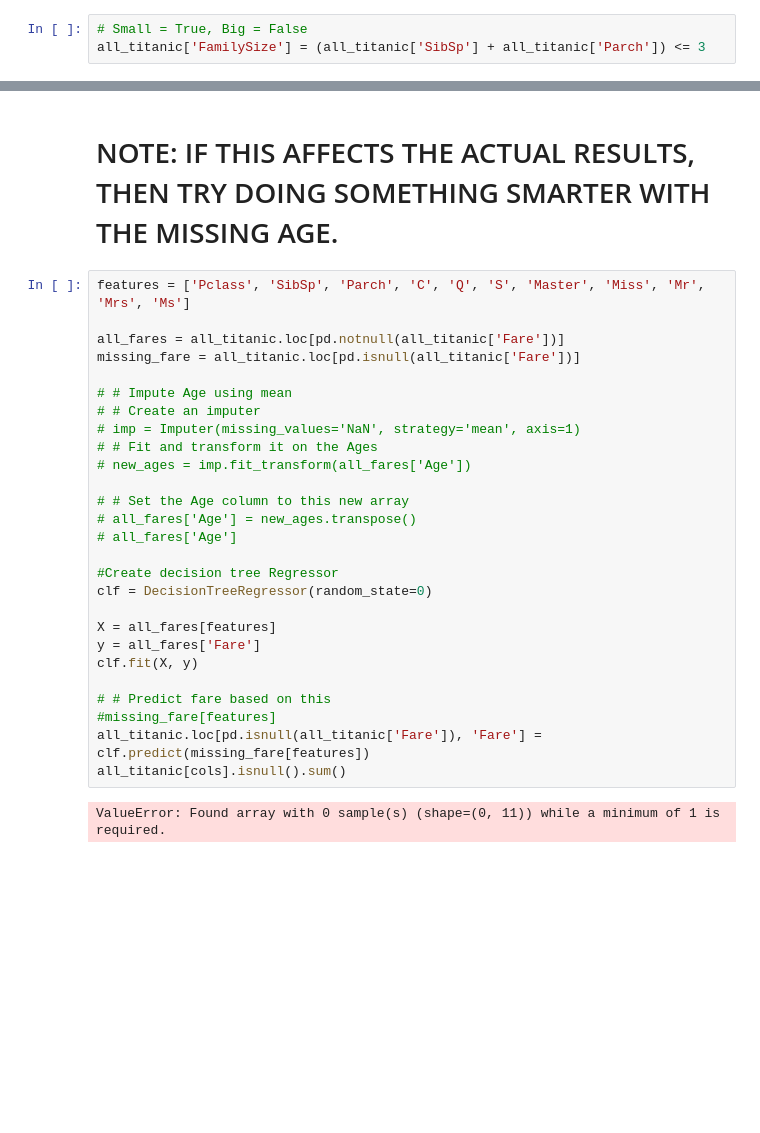
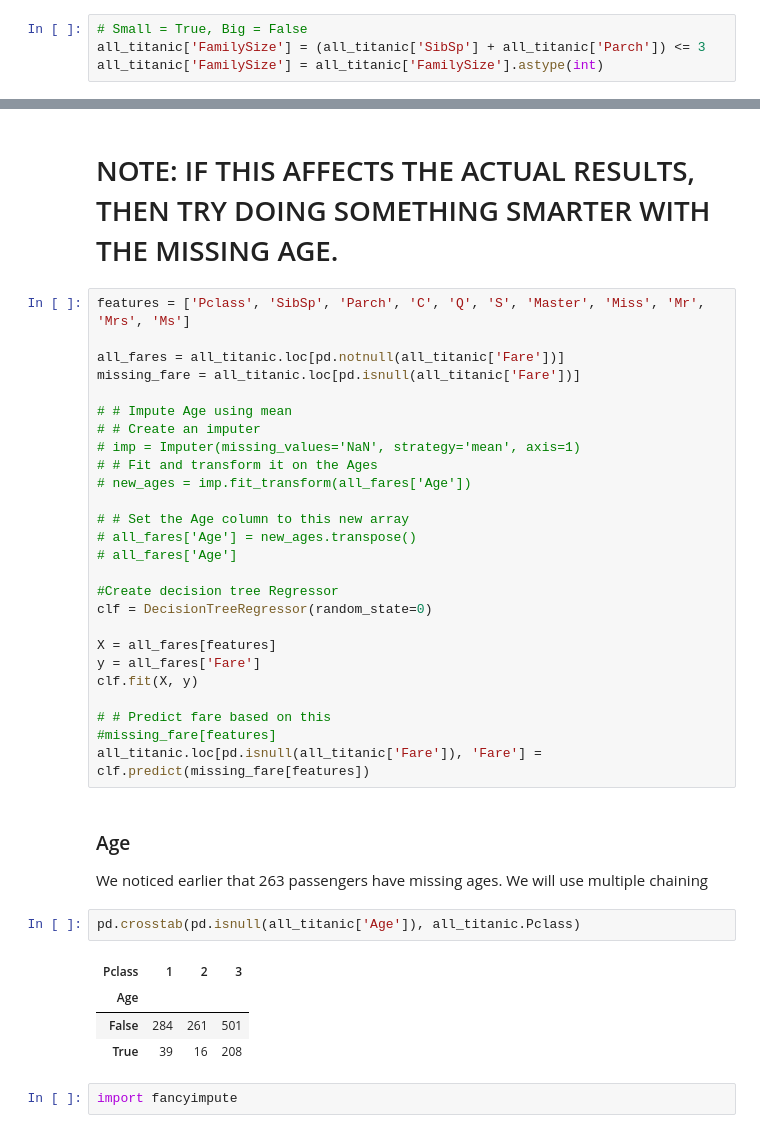
Before and after one commit to hueykwik/titanic, a Jupyter notebook: Lasso and Ridge Implementation in Python.ipynb, the cells around one changed output, grey strips where cells are left out. Saved outputs shown, nothing was run; the diff lists cells and outputs as text; blank space fills up the shorter version.

```diff
--- a/Lasso and Ridge Implementation in Python.ipynb
+++ b/Lasso and Ridge Implementation in Python.ipynb
@@ -217,6 +217,7 @@ FamilySize is based on the number of family members traveling with a passenger.
 # %%
 # Small = True, Big = False
 all_titanic['FamilySize'] = (all_titanic['SibSp'] + all_titanic['Parch']) <= 3
+all_titanic['FamilySize'] = all_titanic['FamilySize'].astype(int)
 # %% [markdown]
 ### Mother
 Identify the ladies traveling with their children.
@@ -350,6 +353,15 @@ clf.fit(X, y)
 # # Predict fare based on this
 #missing_fare[features]
 all_titanic.loc[pd.isnull(all_titanic['Fare']), 'Fare'] = clf.predict(missing_fare[features])
-all_titanic[cols].isnull().sum()
-# %% [output]
-ValueError: Found array with 0 sample(s) (shape=(0, 11)) while a minimum of 1 is required.
+# %% [markdown]
+### Age
+We noticed earlier that 263 passengers have missing ages. We will use multiple chaining
+# %%
+pd.crosstab(pd.isnull(all_titanic['Age']), all_titanic.Pclass)
+# %% [output]
+| Pclass | 1 | 2 | 3 |
+| Age |  |  |  |
+| False | 284 | 261 | 501 |
+| True | 39 | 16 | 208 |
+# %%
+import fancyimpute
```
Also changed, not shown: parts of 6 cells of this notebook.
